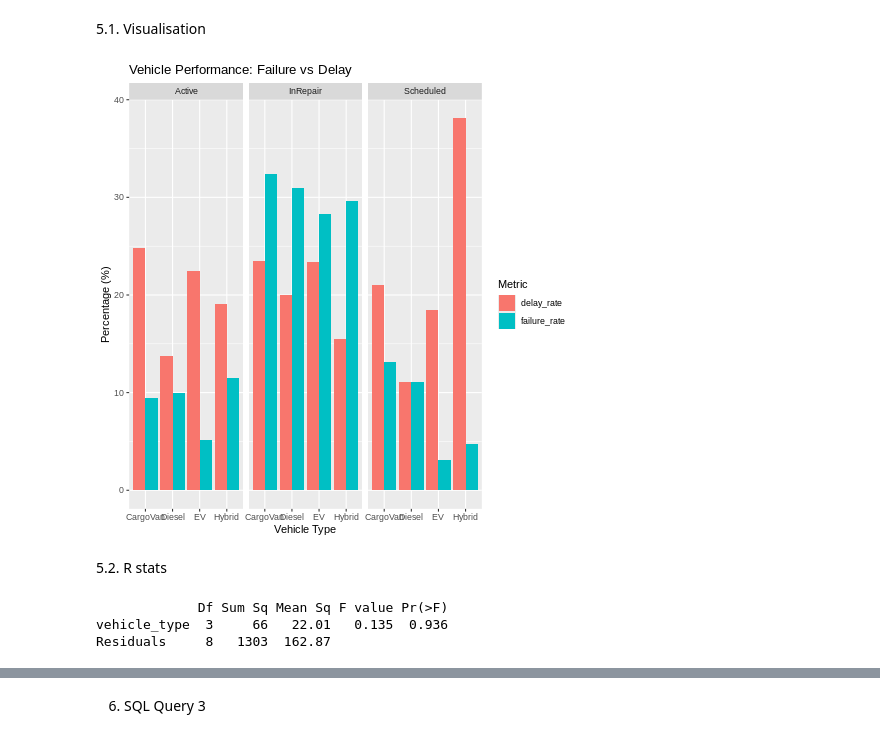
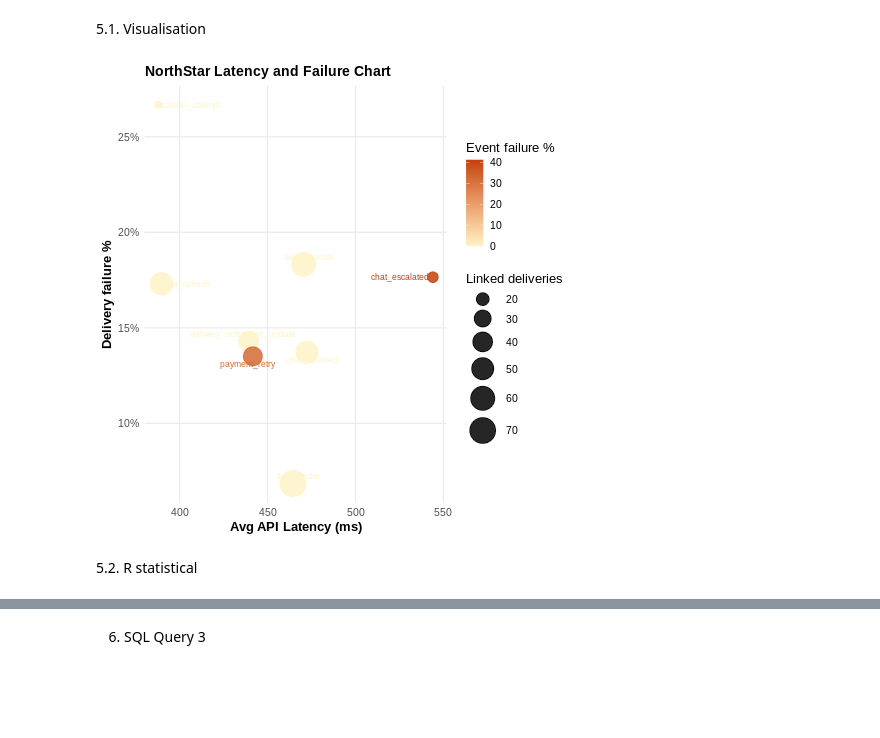
Before and after one commit to hobbsandbobs-dotcom/Analytics-Coursework, a Jupyter notebook: 3_SQL_and_R_analytics.ipynb, the cells around one changed output, grey strips where cells are left out. Cells and saved outputs as stored; diff of their text form; code cells hidden in the pictures; blank space fills up the shorter version.

```diff
--- a/3_SQL_and_R_analytics.ipynb
+++ b/3_SQL_and_R_analytics.ipynb
@@ -243,35 +282,51 @@ q2
 # %% [markdown]
 5.1. Visualisation
-# %%
-%%R
-
-
-q2_long <- q2 %>%
-  tidyr::pivot_longer(
-    cols = c(failure_rate, delay_rate),
-    names_to = "metric",
-    values_to = "percentage"
-  )
-
-ggplot(q2_long, aes(x = vehicle_type, y = percentage, fill = metric)) +
-  geom_bar(stat = "identity", position = "dodge") +
-  facet_wrap(~maintenance_status) +
-  labs(
-    title = "Vehicle Performance: Failure and Delay",
-    x = "Vehicle Type",
-    y = "Percentage %",
-    fill = "Metric"
-  )
-# %% [output]
-[figure, removed]
+# %%
+
+%%R
+
+ggplot(
+  nstar_app_performance,
+  aes(
+    x = average_response_time,
+    y = failed_delivery_amount,
+    size = linked_deliveries,
+    colour = event_failure
+  )
+) +
+  geom_point(
+      alpha = 0.85
+) +
+  geom_text_repel(
+      aes(label = event_type),
+      size = 3,
+      show.legend = FALSE
+) +
+  scale_colour_gradient(
+      low = "#FEF3C7",
+      high = "#C2410C"
+) +
+  scale_size_continuous(
+      range = c(3, 12),
+      labels = comma) +
+  scale_x_continuous(
+      labels = comma) +
+  scale_y_continuous(
+      labels = function(x) paste0(x, "%")) +
+  labs(
+    title = "NorthStar Latency and Failure Chart",
+    x = "Avg API Latency (ms)",
+    y = "Delivery failure %",
+    size = "Linked deliveries",
+    colour = "Event failure %"
+  ) +
+  theme_minimal(base_size = 13) +
+  theme(
+    plot.title = element_text(face = "bold", size = 14),
+    panel.grid.minor = element_blank(),
+    axis.title = element_text(face = "bold")
+  )
+# %% [output]
+[figure, added]
 # %% [markdown]
-5.2. R stats
+5.2. R statistical
-# %%
-%%R
-#looking at how failure rate and vehicle type are related
-anova_q2 <- aov(failure_rate ~ vehicle_type, data = q2)
-summary(anova_q2)
-# %% [output]
-             Df Sum Sq Mean Sq F value Pr(>F)
-vehicle_type  3     66   22.01   0.135  0.936
-Residuals     8   1303  162.87
```
Also changed, not shown: parts of 26 cells of this notebook.
